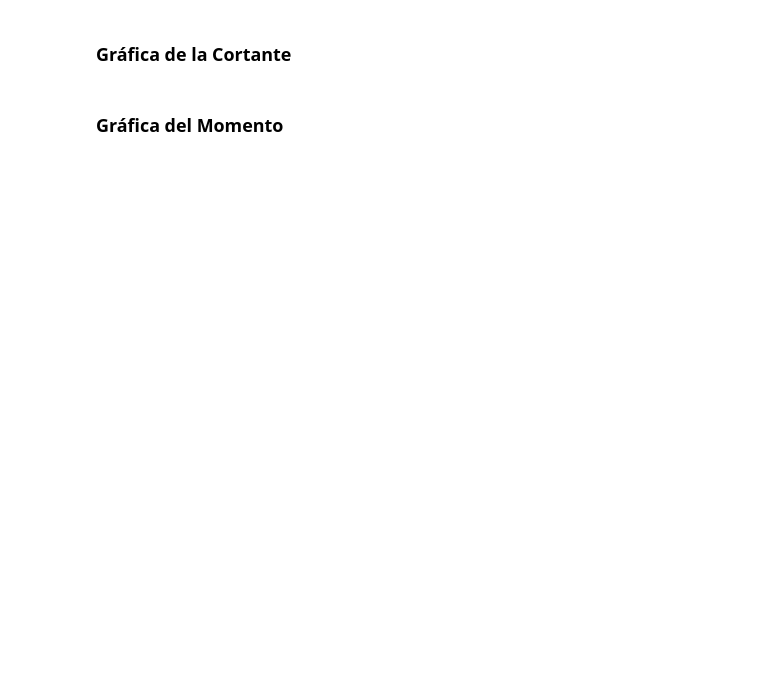
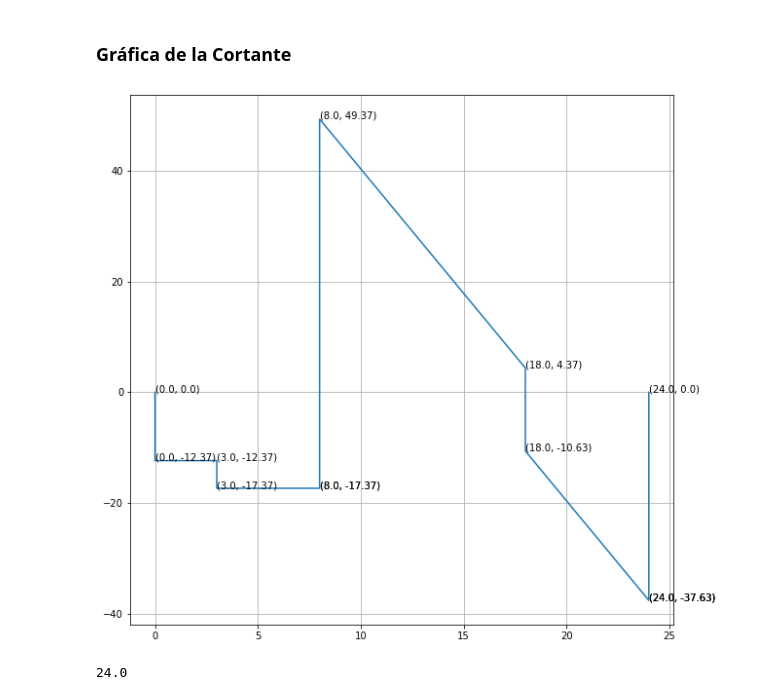
Before and after one commit to mcuscagua/Analisis_Estructural, a Jupyter notebook: Calculadora de Vigas.ipynb, the cells around one changed output. Saved outputs shown, nothing was run; the diff lists cells and outputs as text; code cells hidden in the pictures; blank space fills up the shorter version.

```diff
--- a/Calculadora de Vigas.ipynb
+++ b/Calculadora de Vigas.ipynb
@@ -95,6 +76,10 @@ plt.show()
 # %% [markdown]
 ### Gráfica de la Cortante
 # %%
-Graficas.grafico_de_la_cortante()
+Graficas.grafica_cortante()
+# %% [output]
+[figure, added]
-# %% [markdown]
-### Gráfica del Momento
+# %%
+Graficas.plot_momento['X'].values[-1]
+# %% [output]
+24.0
```
Also changed, not shown: parts of 19 cells of this notebook, 2 other files.
